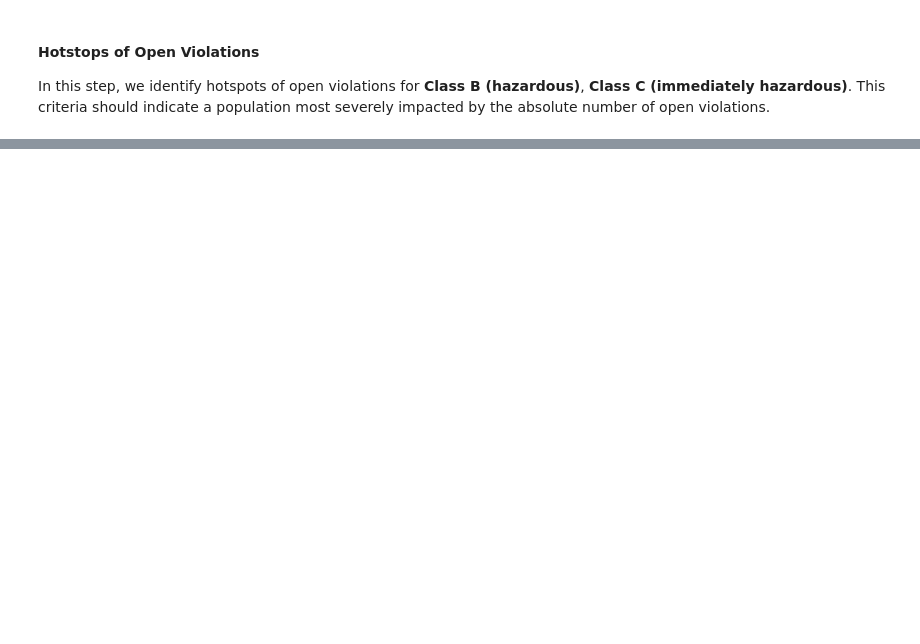
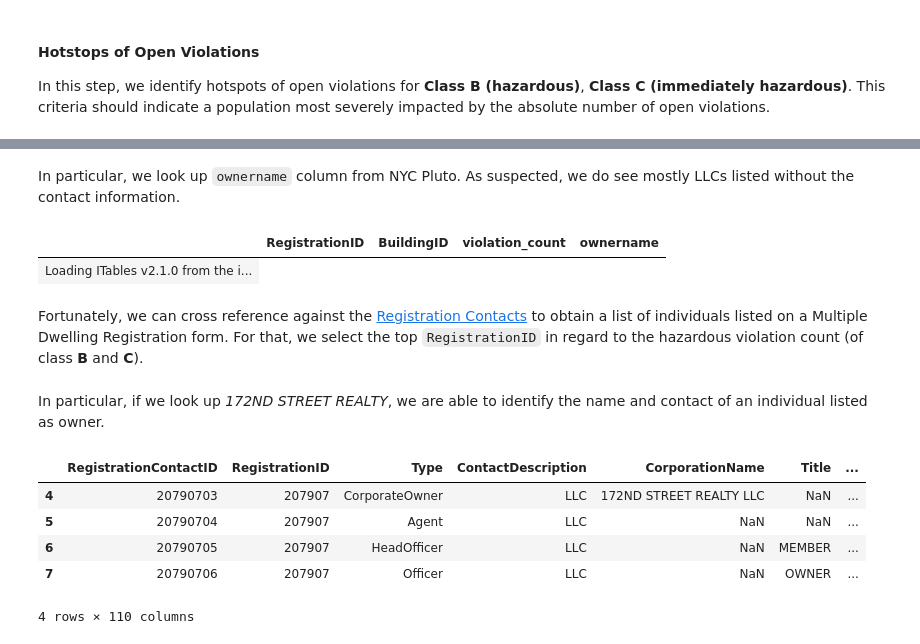
Before and after one commit to g4brielvs/landlords, a Jupyter notebook: _sources/notebooks/landlords.ipynb, the cells around one changed output, grey strips where cells are left out. Saved outputs shown, nothing was run; the diff lists cells and outputs as text; code cells hidden in the pictures; blank space fills up the shorter version.

```diff
--- a/_sources/notebooks/landlords.ipynb
+++ b/_sources/notebooks/landlords.ipynb
@@ -296,0 +291,11 @@ REGISTRATIONS_CONTACTS[REGISTRATIONS_CONTACTS["RegistrationID"] == 374352]
+# %% [markdown]
+In particular, we look up `ownername` column from NYC Pluto. As suspected, we do see mostly LLCs listed without the contact information.
+# %%
+show(
+    VIOLATIONS_BY_BBL[["RegistrationID", "BuildingID", "violation_count", "ownername"]]
+)
+# %% [output]
+|  | RegistrationID | BuildingID | violation_count | ownername |
+| Loading ITables v2.1.0 from the i... |
+# %% [markdown]
+Fortunately, we can cross reference against the [Registration Contacts](#registration-contacts) to obtain a list of individuals listed on a Multiple Dwelling Registration form. For that, we select the top `RegistrationID` in regard to the hazardous violation count (of class **B** and **C**).
@@ -296,0 +309,11 @@ REGISTRATIONS_CONTACTS[REGISTRATIONS_CONTACTS["RegistrationID"] == 374352]
+# %% [markdown]
+In particular, if we look up *172ND STREET REALTY*, we are able to identify the name and contact of an individual listed as owner.
+# %%
+POTENTIAL_CANDIDATES[POTENTIAL_CANDIDATES["RegistrationID"] == 207907]
+# %% [output]
+|  | RegistrationContactID | RegistrationID | Type | ContactDescription | CorporationName | Title | ... |
+| 4 | 20790703 | 207907 | CorporateOwner | LLC | 172ND STREET REALTY LLC | NaN | ... |
+| 5 | 20790704 | 207907 | Agent | LLC | NaN | NaN | ... |
+| 6 | 20790705 | 207907 | HeadOfficer | LLC | NaN | MEMBER | ... |
+| 7 | 20790706 | 207907 | Officer | LLC | NaN | OWNER | ... |
+4 rows × 110 columns
```
Also changed, not shown: parts of 43 cells of this notebook, 8 other files.
